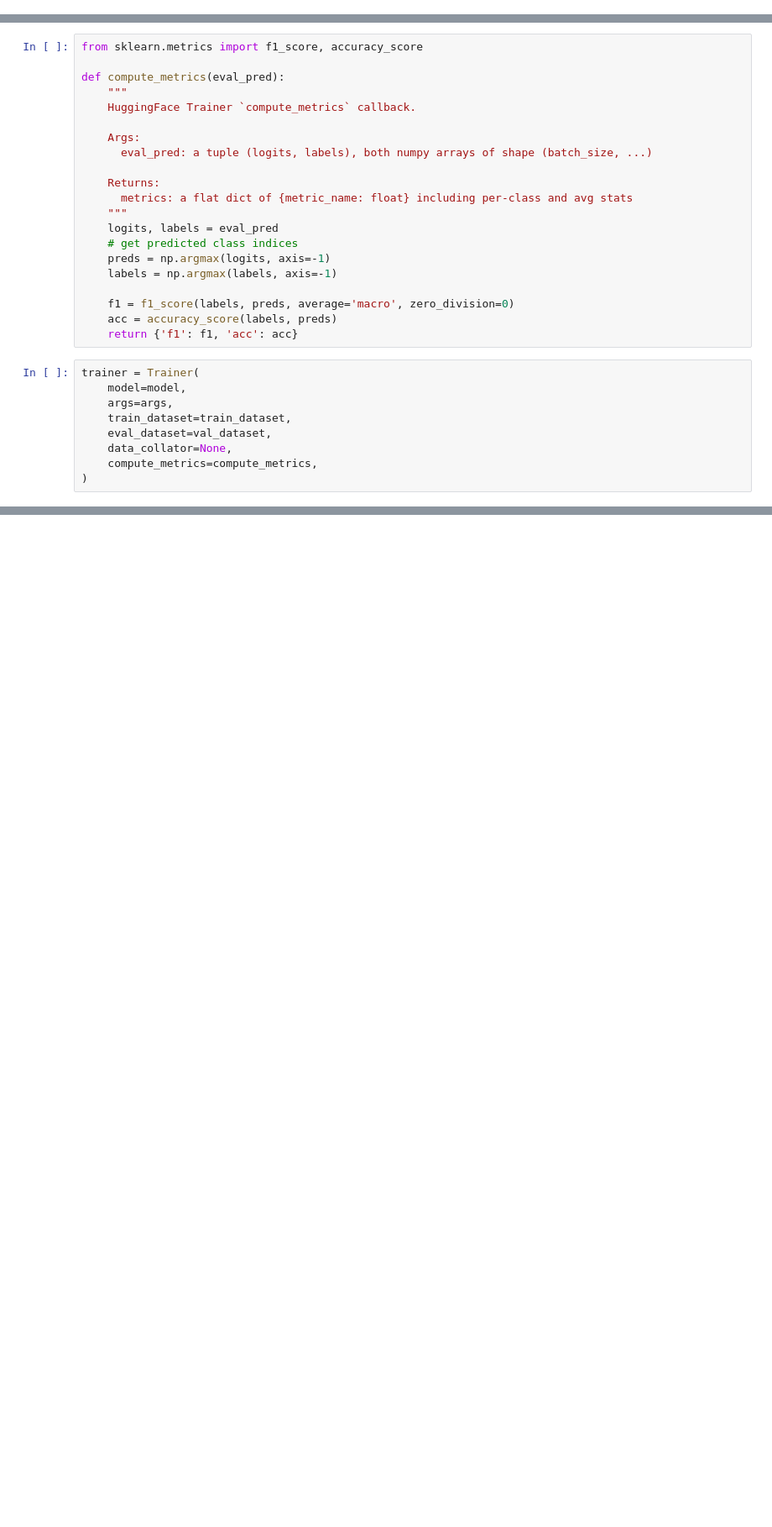
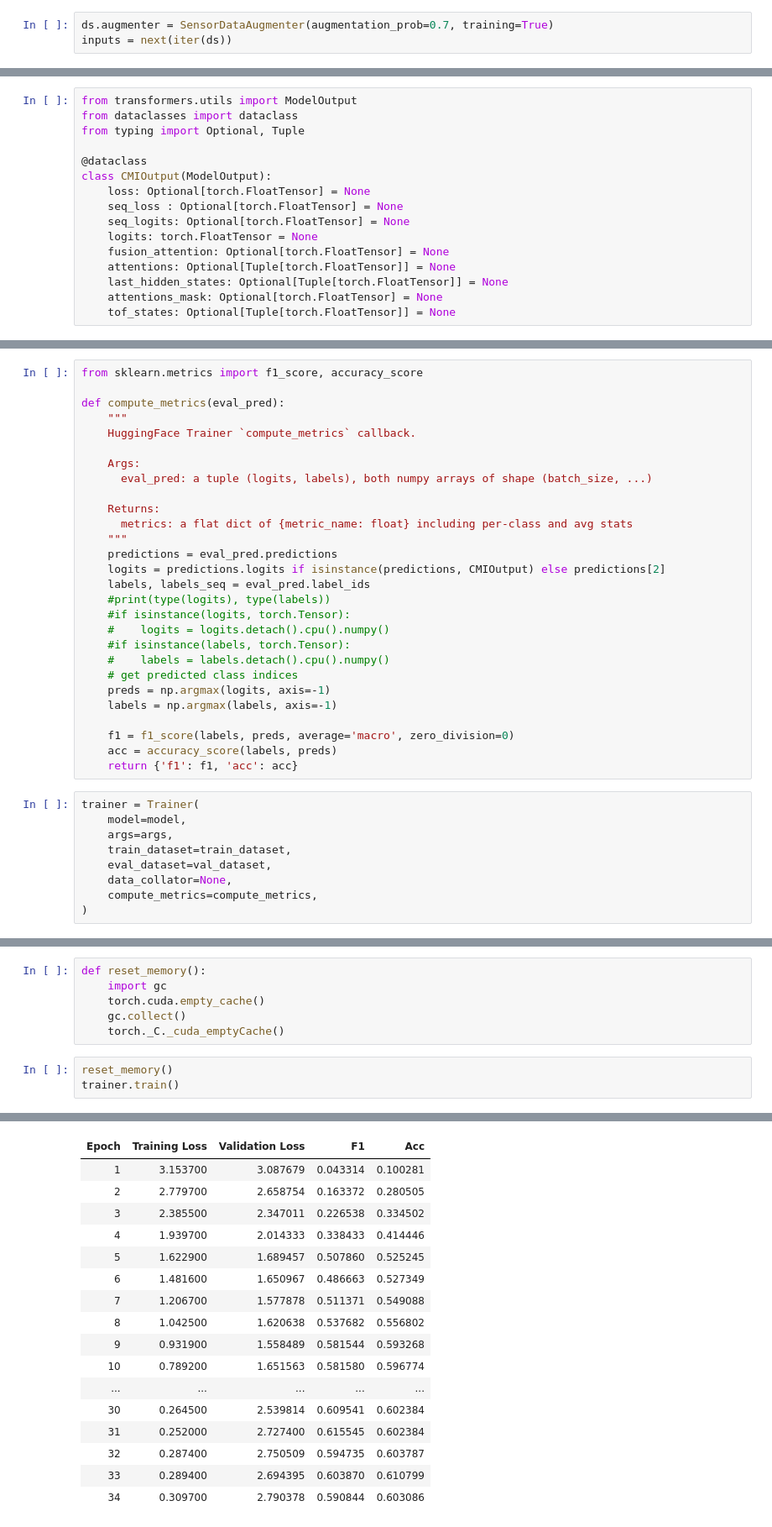
Before and after one commit to Seydifa/Challenge, a Jupyter notebook: Torch_Version_de_CMI_idea_test_notebook.ipynb, the cells around one changed output, grey strips where cells are left out. Shown: that part at 84% size. Saved outputs shown, nothing was run; the diff lists cells and outputs as text; blank space fills up the shorter version.

```diff
--- a/Torch_Version_de_CMI_idea_test_notebook.ipynb
+++ b/Torch_Version_de_CMI_idea_test_notebook.ipynb
@@ -43,0 +545,3 @@ demographies_df = pl.read_csv(os.path.join(data_path, 'train_demographics.csv'))
+# %%
+ds.augmenter = SensorDataAugmenter(augmentation_prob=0.7, training=True)
+inputs = next(iter(ds))
@@ -492 +960,17 @@ CMIConfig {
+# %%
+from transformers.utils import ModelOutput
+from dataclasses import dataclass
+from typing import Optional, Tuple
+
+@dataclass
+class CMIOutput(ModelOutput):
+    loss: Optional[torch.FloatTensor] = None
+    seq_loss : Optional[torch.FloatTensor] = None
+    seq_logits: Optional[torch.FloatTensor] = None
+    logits: torch.FloatTensor = None
+    fusion_attention: Optional[torch.FloatTensor] = None
+    attentions: Optional[Tuple[torch.FloatTensor]] = None
+    last_hidden_states: Optional[Tuple[torch.FloatTensor]] = None
+    attentions_mask: Optional[torch.FloatTensor] = None
+    tof_states: Optional[Tuple[torch.FloatTensor]] = None
 # %%
@@ -708,7 +1284,14 @@ def compute_metrics(eval_pred):
     Returns:
       metrics: a flat dict of {metric_name: float} including per-class and avg stats
     """
-    logits, labels = eval_pred
+    predictions = eval_pred.predictions
+    logits = predictions.logits if isinstance(predictions, CMIOutput) else predictions[2]
+    labels, labels_seq = eval_pred.label_ids
+    #print(type(logits), type(labels))
+    #if isinstance(logits, torch.Tensor):
+    #    logits = logits.detach().cpu().numpy()
+    #if isinstance(labels, torch.Tensor):
+    #    labels = labels.detach().cpu().numpy()
     # get predicted class indices
     preds = np.argmax(logits, axis=-1)
     labels = np.argmax(labels, axis=-1)
@@ -750,0 +1311,10 @@ TrainOutput(global_step=1020, training_loss=2.045849386850993, metrics={'train_r
+# %%
+def reset_memory():
+    import gc
+    torch.cuda.empty_cache()
+    gc.collect()
+    torch._C._cuda_emptyCache()
+# %%
+reset_memory()
+trainer.train()
+# %% [output]
@@ -750,0 +1323,17 @@ TrainOutput(global_step=1020, training_loss=2.045849386850993, metrics={'train_r
+| Epoch | Training Loss | Validation Loss | F1 | Acc |
+| 1 | 3.153700 | 3.087679 | 0.043314 | 0.100281 |
+| 2 | 2.779700 | 2.658754 | 0.163372 | 0.280505 |
+| 3 | 2.385500 | 2.347011 | 0.226538 | 0.334502 |
+| 4 | 1.939700 | 2.014333 | 0.338433 | 0.414446 |
+| 5 | 1.622900 | 1.689457 | 0.507860 | 0.525245 |
+| 6 | 1.481600 | 1.650967 | 0.486663 | 0.527349 |
+| 7 | 1.206700 | 1.577878 | 0.511371 | 0.549088 |
+| 8 | 1.042500 | 1.620638 | 0.537682 | 0.556802 |
+| 9 | 0.931900 | 1.558489 | 0.581544 | 0.593268 |
+| 10 | 0.789200 | 1.651563 | 0.581580 | 0.596774 |
+| ... | ... | ... | ... | ... |
+| 30 | 0.264500 | 2.539814 | 0.609541 | 0.602384 |
+| 31 | 0.252000 | 2.727400 | 0.615545 | 0.602384 |
+| 32 | 0.287400 | 2.750509 | 0.594735 | 0.603787 |
+| 33 | 0.289400 | 2.694395 | 0.603870 | 0.610799 |
+| 34 | 0.309700 | 2.790378 | 0.590844 | 0.603086 |
```
Also changed, not shown: parts of 29 cells of this notebook.
